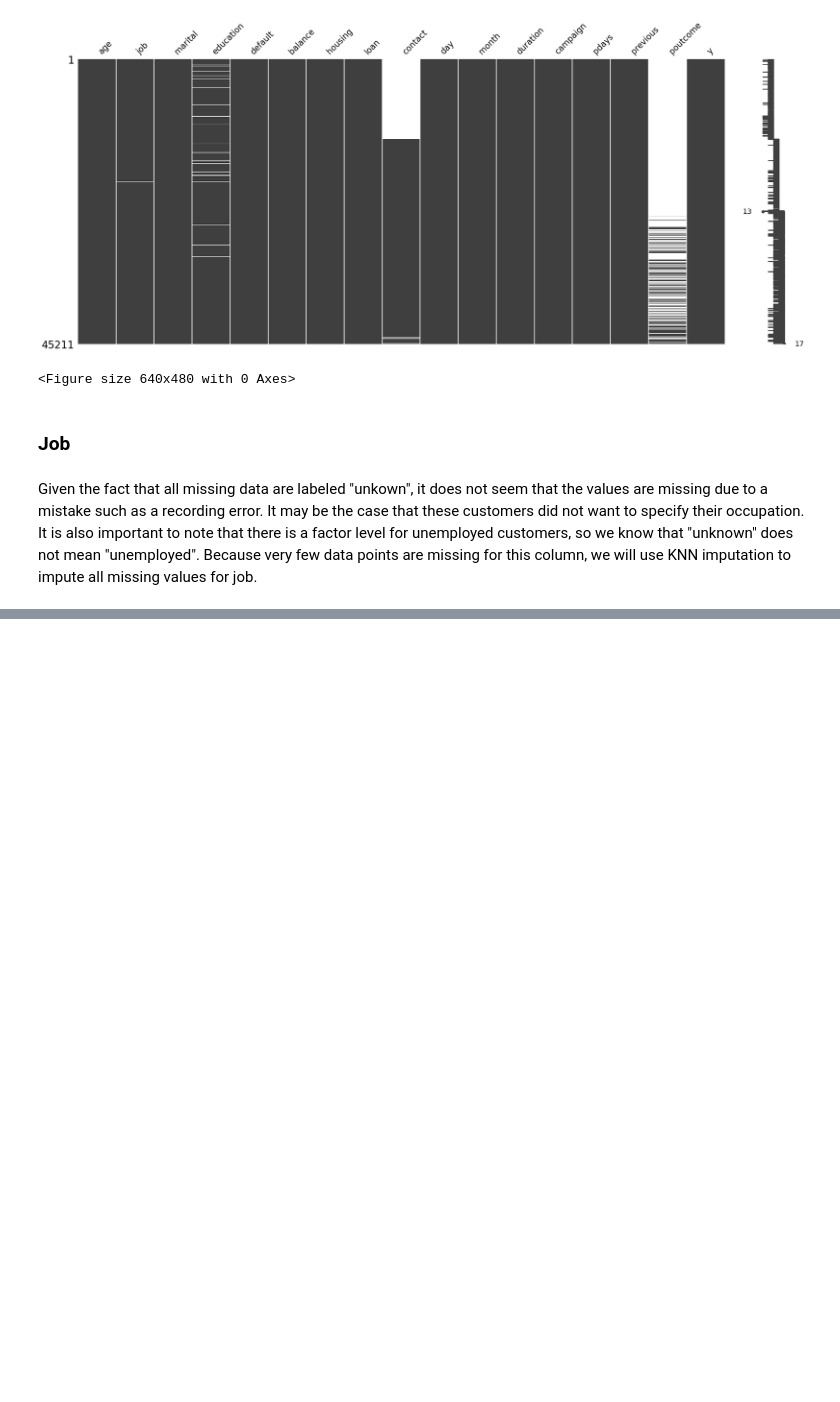
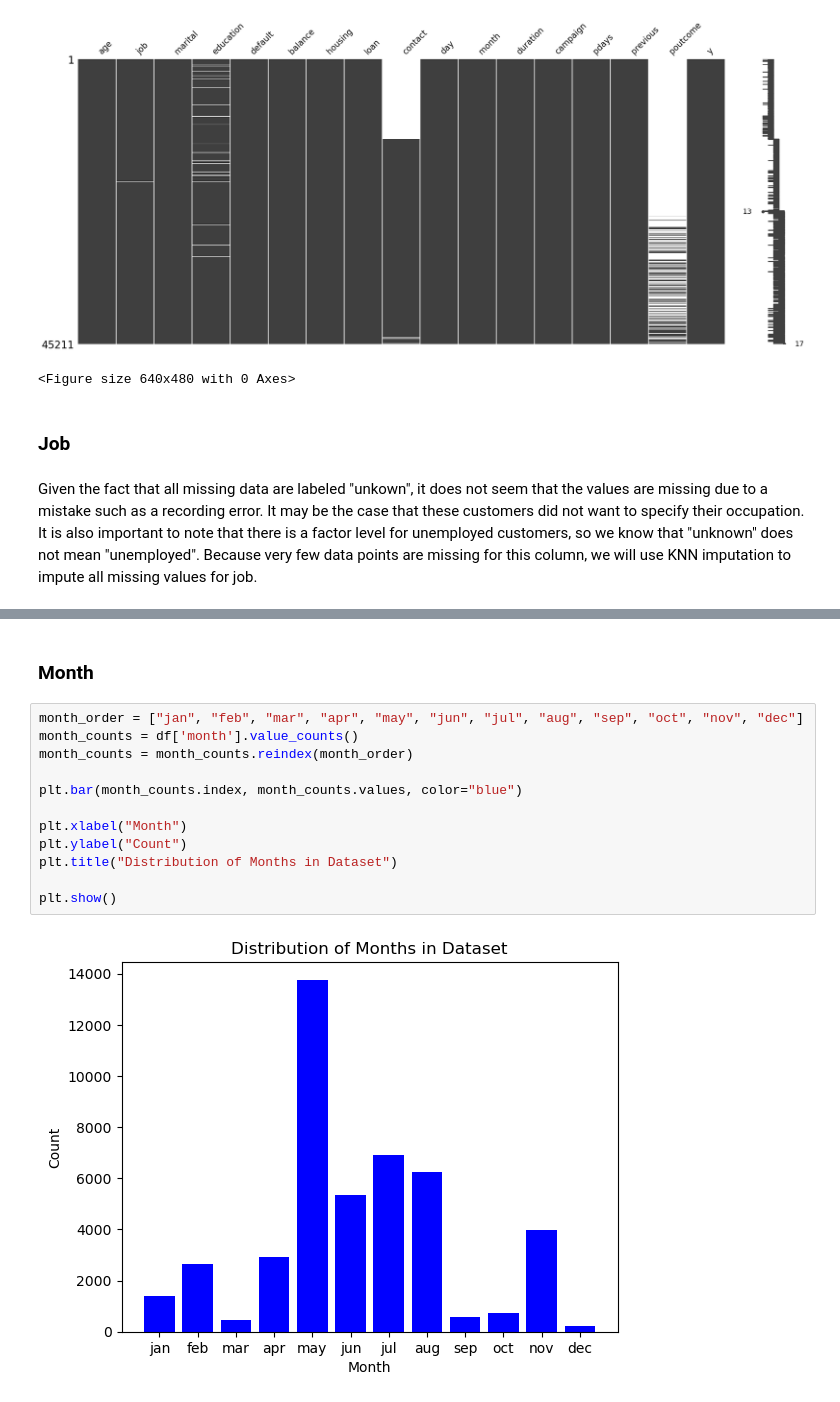
Before and after one commit to colew658/bank_marketing_eda, a Jupyter notebook: eda_lab.ipynb, the cells around one changed output, grey strips where cells are left out. Cells and saved outputs as stored; diff of their text form; blank space fills up the shorter version.

```diff
--- a/eda_lab.ipynb
+++ b/eda_lab.ipynb
@@ -155,0 +202,16 @@ Given the fact that all missing data are labeled "unkown", it does not seem that
+# %% [markdown]
+### Month
+# %%
+month_order = ["jan", "feb", "mar", "apr", "may", "jun", "jul", "aug", "sep", "oct", "nov", "dec"]
+month_counts = df['month'].value_counts()
+month_counts = month_counts.reindex(month_order)
+
+plt.bar(month_counts.index, month_counts.values, color="blue")
+
+plt.xlabel("Month")
+plt.ylabel("Count")
+plt.title("Distribution of Months in Dataset")
+
+plt.show()
+# %% [output]
+[figure, added]
```
Also changed, not shown: parts of 21 cells of this notebook.
